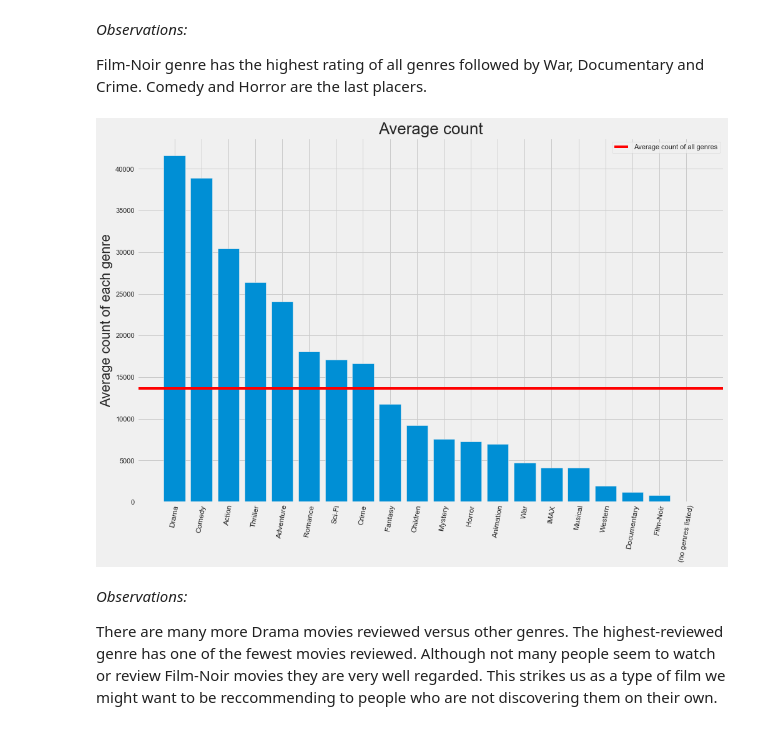
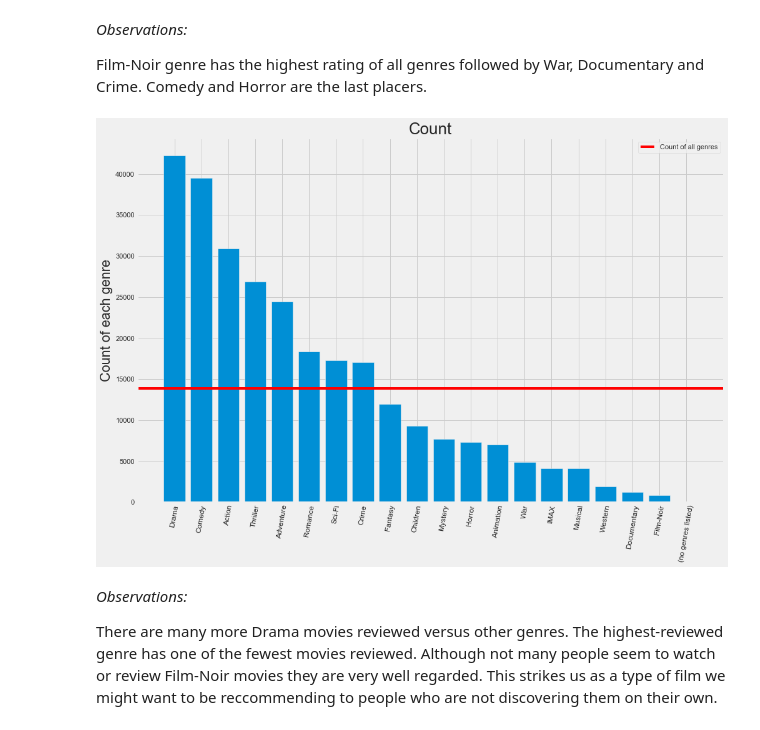
Before and after one commit to CaryMosley/Mod4ProjectRecommendation, a Jupyter notebook: RecSystem.ipynb, the cells around one changed output. Saved outputs shown, nothing was run; the diff lists cells and outputs as text; code cells hidden in the pictures.

```diff
--- a/RecSystem.ipynb
+++ b/RecSystem.ipynb
@@ -280,2 +211,0 @@ ratings_df.shape
-# %%
-ratings_df = ratings_df.drop_duplicates(subset=['movieId', 'userId'], keep='first')
@@ -315,4 +214,0 @@ plt.show()
-# %%
-df = df.dropna()
-# %%
-plot_df = plot_df.dropna()
@@ -434,12 +429,21 @@ We see that the average rating is centred around the 3.5 and the interquartile r
 # %% [markdown]
 We now look into the different genres of the movies reviewed. In order to that, some pre-processing is necessary because each movie has multiple genres listed. This needs to be fleshed out.
 # %%
+# Split the genres into individual chunks
 def splitDataFrameList(df,target_column,separator):
-    ''' df = dataframe to split,
-    target_column = the column containing the values to split
-    separator = the symbol used to perform the split
-    returns: a dataframe with each entry for the target column separated, with each element moved into a new row.
-    The values in the other columns are duplicated across the newly divided rows.
+    '''
+    This function splits the concatenated genres into
+    separate rows.
+
+    Parameters:
+        Dataframe: target dataframe
+        Target: column with genres
+        Separator: separator character
+
+    Returns:
+        New dataframe with genres separated into individual
+        rows
+
     '''
     def splitListToRows(row,row_accumulator,target_column,separator):
         split_row = row[target_column].split(separator)
@@ -501,25 +507,26 @@ plt.show()
 
 Film-Noir genre has the highest rating of all genres followed by War, Documentary and Crime. Comedy and Horror are the last placers.
 # %%
+# Plot Count of ratings by Genre
 genres_mean_df = genres_mean_df.sort_values("Count", ascending=False)
 
 plt.style.use('fivethirtyeight')
 plt.rcParams.update({'font.size': 18})
 
 
 fig, ax = plt.subplots(figsize=(15,10))
 
 ax.bar(genres_mean_df["Genre"],genres_mean_df["Count"])
-ax.axhline(genres_mean_df["Count"].mean(), color="red", label="Average count of all genres")
+ax.axhline(genres_mean_df["Count"].mean(), color="red", label="Count of all genres")
 
 ax.set_xticklabels(genres_mean_df["Genre"], rotation=80, fontsize=12)
 
-ax.set_ylabel("Average count of each genre")
-ax.set_title('Average count')
+ax.set_ylabel("Count of each genre")
+ax.set_title('Count')
 ax.legend()
 plt.show()
 # %% [output]
-[figure, old version]
+[figure, new version]
 # %% [markdown]
 *Observations:*
 
```
Also changed, not shown: parts of 197 cells of this notebook, 15 other files.
